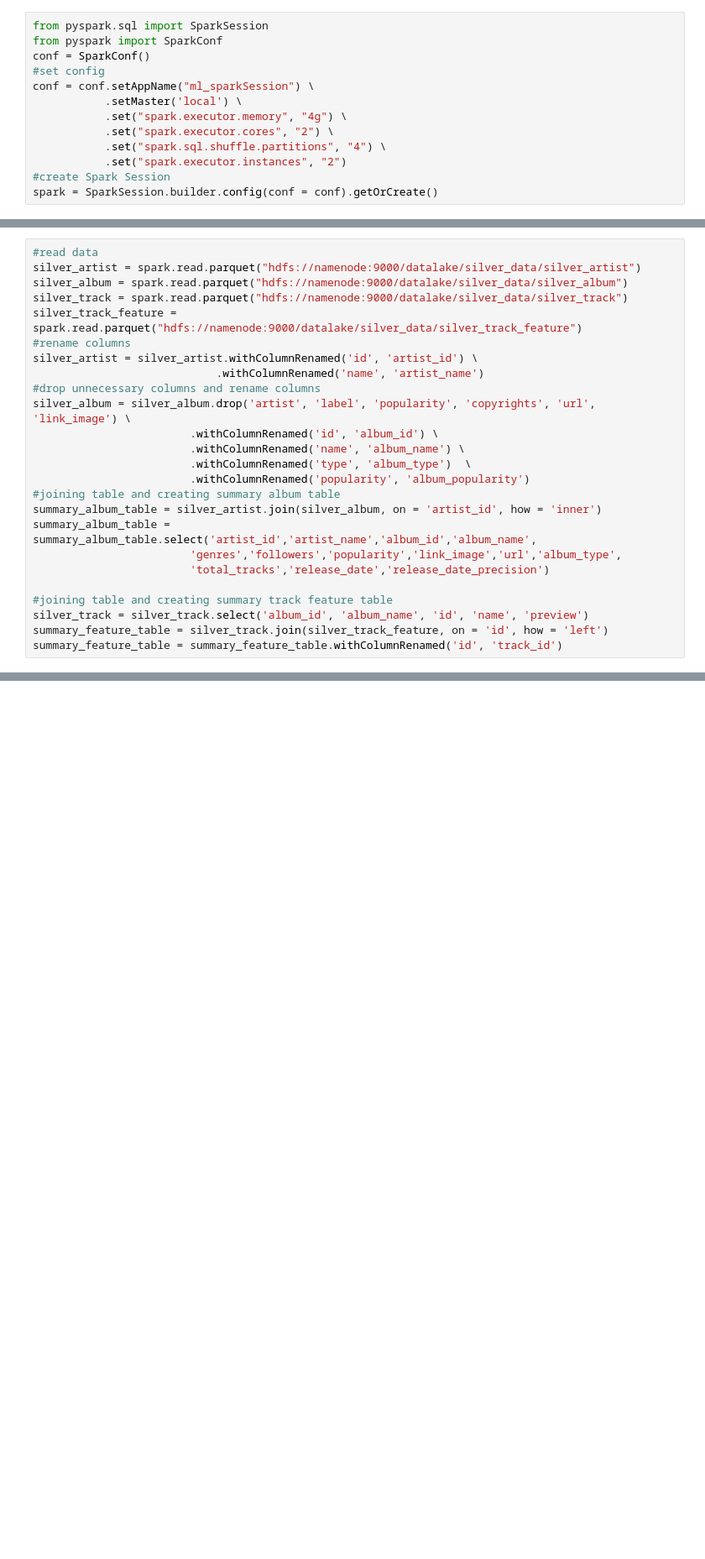
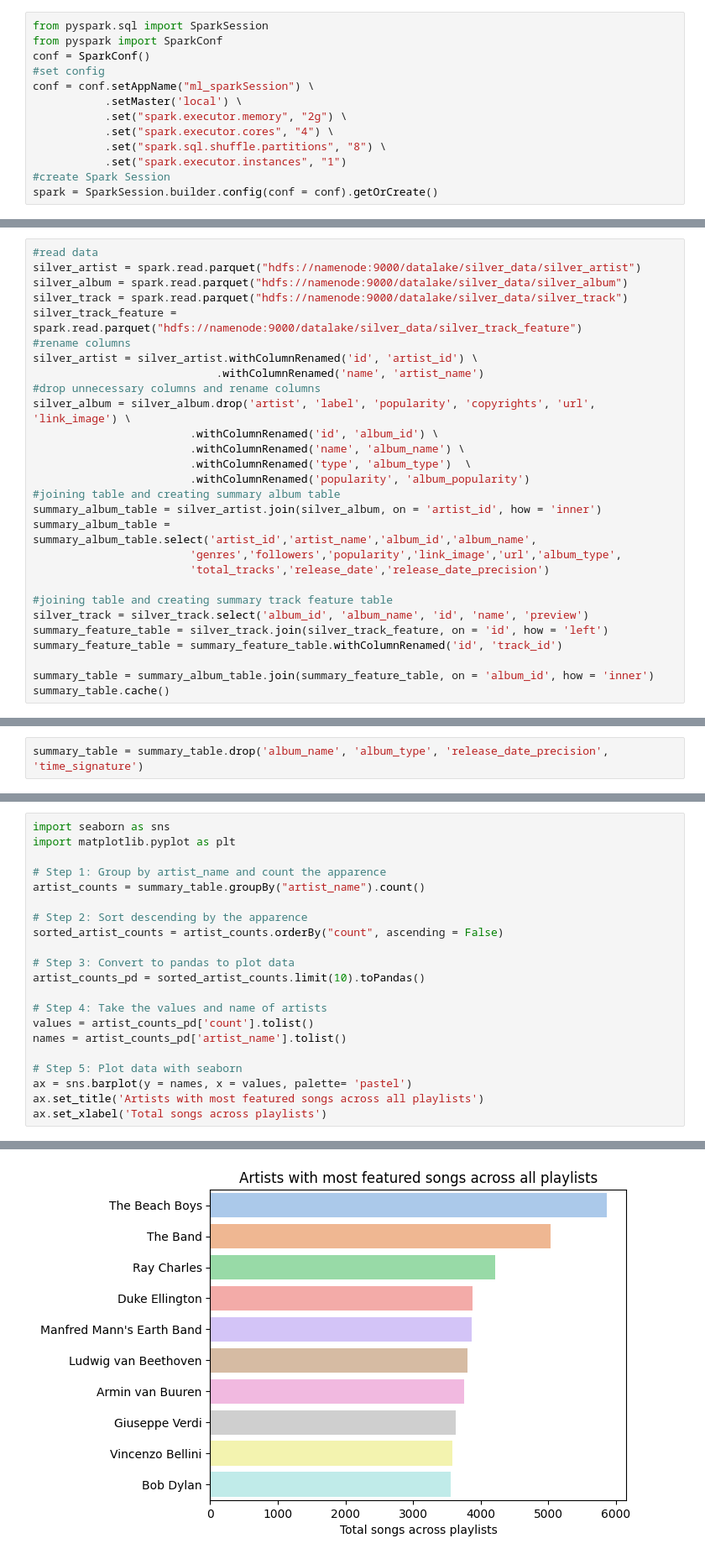
Before and after one commit to mjngxwnj/Big-Data-for-Music-Recommendation-System, a Jupyter notebook: notebook/model.ipynb, the cells around one changed output, grey strips where cells are left out. Shown at 84% size. Saved outputs shown, nothing was run; the diff lists cells and outputs as text; blank space fills up the shorter version.

```diff
--- a/notebook/model.ipynb
+++ b/notebook/model.ipynb
@@ -5,10 +5,10 @@ conf = SparkConf()
 #set config
 conf = conf.setAppName("ml_sparkSession") \
            .setMaster('local') \
-           .set("spark.executor.memory", "4g") \
-           .set("spark.executor.cores", "2") \
-           .set("spark.sql.shuffle.partitions", "4") \
-           .set("spark.executor.instances", "2")
+           .set("spark.executor.memory", "2g") \
+           .set("spark.executor.cores", "4") \
+           .set("spark.sql.shuffle.partitions", "8") \
+           .set("spark.executor.instances", "1")
 #create Spark Session
 spark = SparkSession.builder.config(conf = conf).getOrCreate()
 # %% [output]
@@ -41,4 +40,7 @@ summary_album_table = summary_album_table.select('artist_id','artist_name','albu
 silver_track = silver_track.select('album_id', 'album_name', 'id', 'name', 'preview')
 summary_feature_table = silver_track.join(silver_track_feature, on = 'id', how = 'left')
 summary_feature_table = summary_feature_table.withColumnRenamed('id', 'track_id')
+
+summary_table = summary_album_table.join(summary_feature_table, on = 'album_id', how = 'inner')
+summary_table.cache()
 # %% [output]
@@ -48,0 +76,2 @@ NameError: name 'summary_album_table' is not defined
+# %%
+summary_table = summary_table.drop('album_name', 'album_type', 'release_date_precision', 'time_signature')
@@ -48,0 +112,22 @@ NameError: name 'summary_album_table' is not defined
+# %%
+import seaborn as sns
+import matplotlib.pyplot as plt
+
+# Step 1: Group by artist_name and count the apparence
+artist_counts = summary_table.groupBy("artist_name").count()
+
+# Step 2: Sort descending by the apparence
+sorted_artist_counts = artist_counts.orderBy("count", ascending = False)
+
+# Step 3: Convert to pandas to plot data
+artist_counts_pd = sorted_artist_counts.limit(10).toPandas()
+
+# Step 4: Take the values and name of artists
+values = artist_counts_pd['count'].tolist()
+names = artist_counts_pd['artist_name'].tolist()
+
+# Step 5: Plot data with seaborn
+ax = sns.barplot(y = names, x = values, palette= 'pastel')
+ax.set_title('Artists with most featured songs across all playlists')
+ax.set_xlabel('Total songs across playlists')
+# %% [output]
@@ -48,0 +138 @@ NameError: name 'summary_album_table' is not defined
+[figure, added]
```
Also changed, not shown: parts of 48 cells of this notebook, 9 other files.
